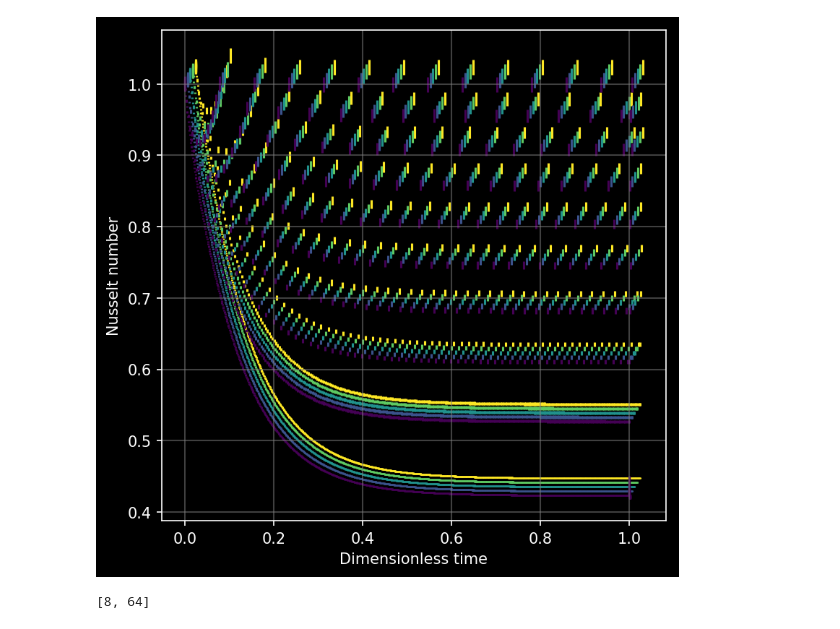
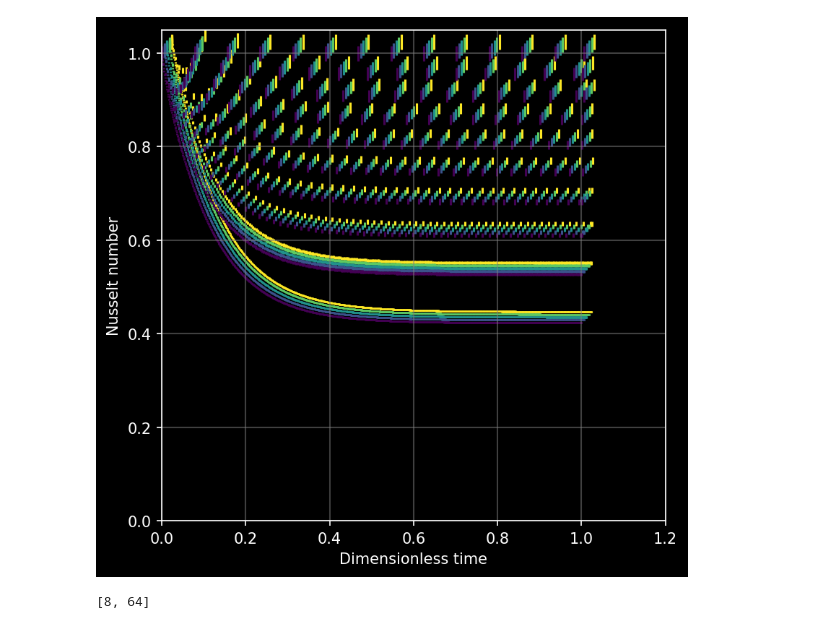
Before and after one commit to rsbyrne/codework, a Jupyter notebook: working_077b.ipynb, the cells around one changed output. Drawn from its saved outputs; the diff is of its cells as text; code cells hidden in the pictures.

```diff
--- a/working_077b.ipynb
+++ b/working_077b.ipynb
@@ -22,7 +22,8 @@ myreader = Reader(os.path.join(outputPath, frameName) + '.frm')
 attrDict = myreader.view_attrs()
 Ras = sorted(attrDict['Ra'].keys())
 fs = sorted(attrDict['f'].keys())
-ress = sorted(attrDict['res'].keys())
+# ress = sorted(attrDict['res'].keys())
+ress = [8]
 
 widthInches = 6
 heightInches = 6
@@ -46,44 +47,44 @@ for spine in ax.spines.values():
 
 ax.set_xlabel('Dimensionless time')
 ax.set_ylabel('Nusselt number')
-# ax.set_xlim((0., 1.2))
-# ax.set_ylim((0., 1.05))
+ax.set_xlim((0., 1.2))
+ax.set_ylim((0., 1.05))
 
 logRas = np.log(Ras)
 cmap = plt.get_cmap('viridis')
 norm = mpl.colors.Normalize(
     vmin = np.min(logRas),
     vmax = np.max(logRas)
     )
 
-resOffsets = {
-    8: 0,
-    64: 1.
-    }
+# resOffsets = {
+#     8: 0,
+#     64: 1.
+#     }
 
 for res in ress:
     resScope = attrDict['res'][res]
     for Ra in Ras[::-1]:
         RaScope = attrDict['Ra'][Ra]
         for f in fs:
             fScope = attrDict['f'][f]
             localScope = RaScope * fScope * resScope
             for scopelet in sorted(localScope):
                 sysname = scopelet[0]
                 observers = myreader[Fetch('system') == '_built_:' + sysname, Fetch('modeltime')]
                 if len(observers):
                     modeltimes, Nus = myreader.pull(observers, ('modeltime', 'Nu'))
                     c = cmap(norm(math.log(Ra)))
                     scatter = ax.scatter(
-                        modeltimes.flatten() + math.log10(Ra) / 1e2 + resOffsets[res],
+                        modeltimes.flatten() + math.log10(Ra) / 1e2,
                         Nus.flatten() + math.log10(Ra) / 1e2,
                         c = [c for Nu in Nus],
                         s = 1e2 * f ** 2,
                         marker = '|',
                         alpha = 1.
                         )
 # %% [output]
-[figure, old version]
+[figure, new version]
 # %%
 ress = sorted(attrDict['res'].keys())
 ress
```
Also changed, not shown: parts of 24 cells of this notebook, 6 other files.
